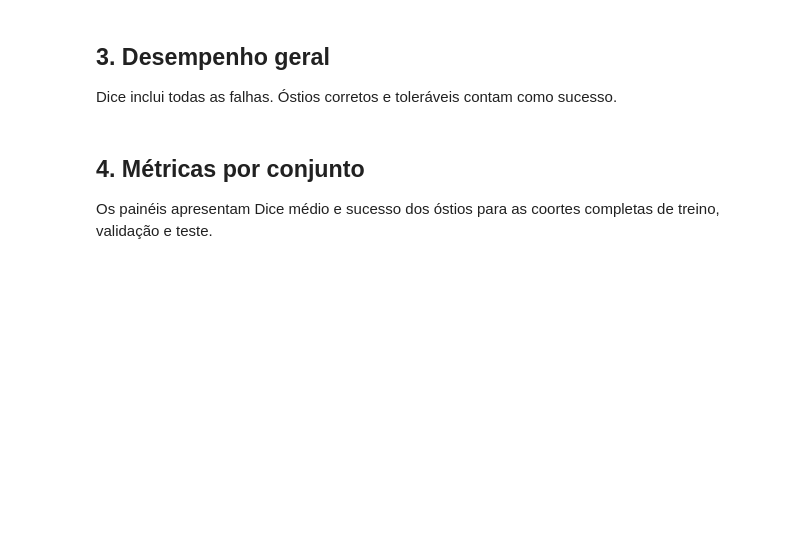
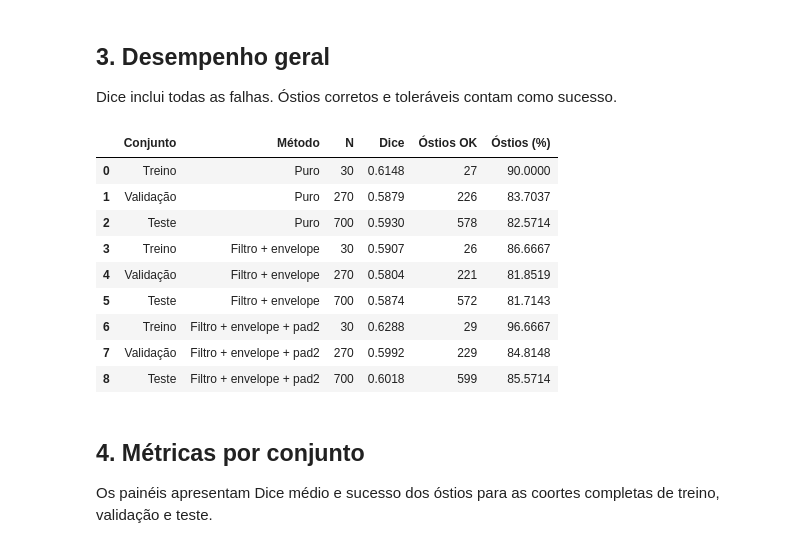
Before and after one commit to matheusssilva991/coronary-centerline-detection, a Jupyter notebook: src/eda/aorta_ostia_pipeline_comparison.ipynb, the cells around one changed output. Saved outputs shown, nothing was run; the diff lists cells and outputs as text; code cells hidden in the pictures; blank space fills up the shorter version.

```diff
--- a/src/eda/aorta_ostia_pipeline_comparison.ipynb
+++ b/src/eda/aorta_ostia_pipeline_comparison.ipynb
@@ -174,54 +174,58 @@ plt.show()
 Dice inclui todas as falhas. Óstios corretos e toleráveis contam como sucesso.
 # %%
 # Preserva Dice zero e falhas na média geral.
-rows = []
-for (split, variant), frame in run_frames.items():
-    valid = frame["ostia_success"]
-    rows.append(
-        {
-            "subconjunto": COHORT_NAMES[split],
-            "variante": METHOD_NAMES[variant],
-            "exames": len(frame),
-            "óstios_sucesso": int(valid.sum()),
-            "óstios_sucesso_%": 100 * valid.mean(),
-            "dice_médio_todos": frame["artery_dice"].mean(),
-            "dice_mediano": frame["artery_dice"].median(),
-            "dice_std": frame["artery_dice"].std(),
-            "dice_médio_óstios_válidos": frame.loc[valid, "artery_dice"].mean(),
-            "dice_zero": int(frame["artery_dice"].eq(0).sum()),
-        }
-    )
-pipeline_overview = pd.DataFrame(rows)
-# Mantém as métricas completas em pipeline_overview, mas exibe só o essencial.
+pipeline_overview = build_dice_ostia_overview(
+    comparison_frames, variant_labels=METHOD_NAMES, split_labels=COHORT_NAMES
+).rename(
+    columns={
+        "split_label": "subconjunto",
+        "variant_label": "variante",
+        "num_images": "exames",
+        "mean_dice": "dice_médio_todos",
+        "ostia_success_count": "óstios_sucesso",
+        "ostia_success_percent": "óstios_sucesso_%",
+    }
+)
 overview_view = pipeline_overview[
     [
         "subconjunto",
         "variante",
         "exames",
         "dice_médio_todos",
         "óstios_sucesso",
         "óstios_sucesso_%",
     ]
 ].copy()
 overview_view["variante"] = overview_view["variante"].replace(
     {
         METHOD_NAMES["puro"]: "Puro",
         METHOD_NAMES["filtro_envelope"]: "Filtro + envelope",
         METHOD_NAMES["filtro_envelope_pad2"]: "Filtro + envelope + pad2",
     }
 )
 display(
     overview_view.rename(
         columns={
             "subconjunto": "Conjunto",
             "variante": "Método",
             "exames": "N",
             "dice_médio_todos": "Dice",
             "óstios_sucesso": "Óstios OK",
             "óstios_sucesso_%": "Óstios (%)",
         }
     ).round(4)
 )
+# %% [output]
+|  | Conjunto | Método | N | Dice | Óstios OK | Óstios (%) |
+| 0 | Treino | Puro | 30 | 0.6148 | 27 | 90.0000 |
+| 1 | Validação | Puro | 270 | 0.5879 | 226 | 83.7037 |
+| 2 | Teste | Puro | 700 | 0.5930 | 578 | 82.5714 |
+| 3 | Treino | Filtro + envelope | 30 | 0.5907 | 26 | 86.6667 |
+| 4 | Validação | Filtro + envelope | 270 | 0.5804 | 221 | 81.8519 |
+| 5 | Teste | Filtro + envelope | 700 | 0.5874 | 572 | 81.7143 |
+| 6 | Treino | Filtro + envelope + pad2 | 30 | 0.6288 | 29 | 96.6667 |
+| 7 | Validação | Filtro + envelope + pad2 | 270 | 0.5992 | 229 | 84.8148 |
+| 8 | Teste | Filtro + envelope + pad2 | 700 | 0.6018 | 599 | 85.5714 |
 # %% [markdown]
 ## 4. Métricas por conjunto
 
```
Also changed, not shown: parts of 5 cells of this notebook, 58 other files.
